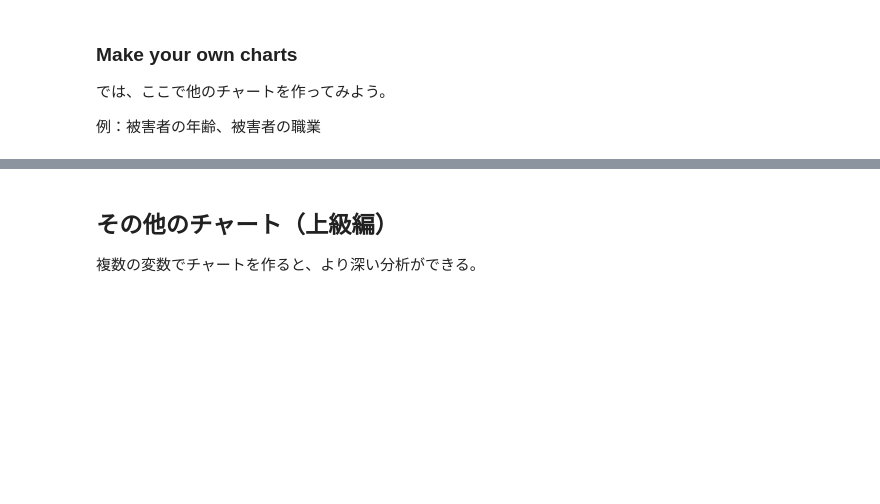
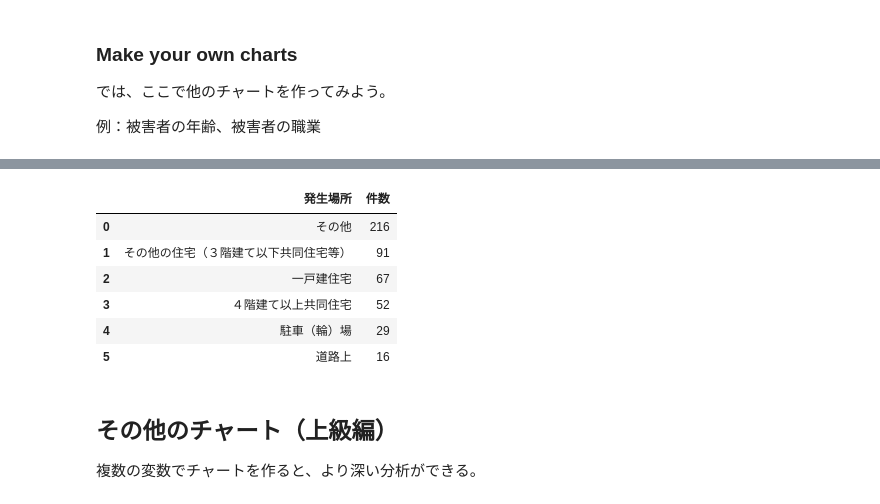
Before and after one commit to MHK334/GIS, a Jupyter notebook: week8/Week08.ipynb, the cells around one changed output, grey strips where cells are left out. Saved outputs shown, nothing was run; the diff lists cells and outputs as text; code cells hidden in the pictures; blank space fills up the shorter version.

```diff
--- a/week8/Week08.ipynb
+++ b/week8/Week08.ipynb
@@ -139,0 +252,11 @@ fig.show()
+# %%
+place.columns = ['発生場所','件数']
+place
+# %% [output]
+|  | 発生場所 | 件数 |
+| 0 | その他 | 216 |
+| 1 | その他の住宅（３階建て以下共同住宅等） | 91 |
+| 2 | 一戸建住宅 | 67 |
+| 3 | ４階建て以上共同住宅 | 52 |
+| 4 | 駐車（輪）場 | 29 |
+| 5 | 道路上 | 16 |
```
Also changed, not shown: parts of 18 cells of this notebook.
